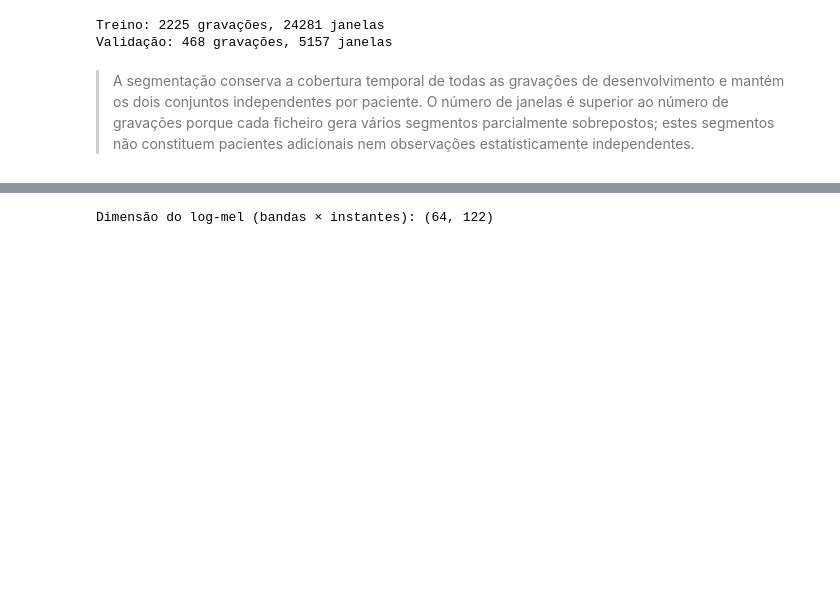
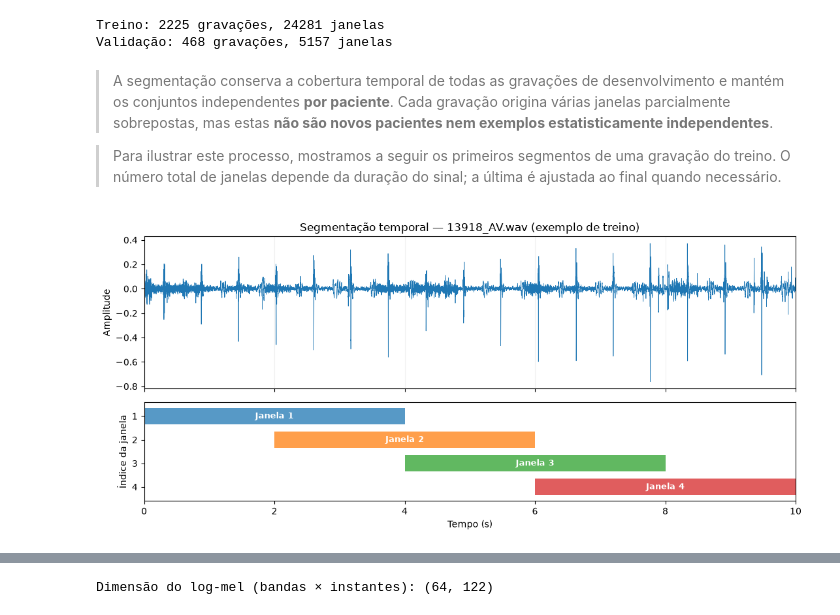
Before and after one commit to afonsogsdantos/Heart-Murmur-Classification, a Jupyter notebook: Heart_Murmur_Classification.ipynb, the cells around one changed output, grey strips where cells are left out. Saved outputs shown, nothing was run; the diff lists cells and outputs as text; code cells hidden in the pictures; blank space fills up the shorter version.

```diff
--- a/Heart_Murmur_Classification.ipynb
+++ b/Heart_Murmur_Classification.ipynb
@@ -308,7 +327,23 @@ print(f"Validação: {len(val_recordings)} gravações, {len(val_windows)} janel
 Treino: 2225 gravações, 24281 janelas
 Validação: 468 gravações, 5157 janelas
 # %% [markdown]
-> A segmentação conserva a cobertura temporal de todas as gravações de desenvolvimento e mantém os dois conjuntos independentes por paciente. O número de janelas é superior ao número de gravações porque cada ficheiro gera vários segmentos parcialmente sobrepostos; estes segmentos não constituem pacientes adicionais nem observações estatisticamente independentes.
+> A segmentação conserva a cobertura temporal de todas as gravações de desenvolvimento e mantém os conjuntos independentes **por paciente**. Cada gravação origina várias janelas parcialmente sobrepostas, mas estas **não são novos pacientes nem exemplos estatisticamente independentes**.
+
+> Para ilustrar este processo, mostramos a seguir os primeiros segmentos de uma gravação do treino. O número total de janelas depende da duração do sinal; a última é ajustada ao final quando necessário.
+# %%
+# Ilustração da divisão temporal numa gravação pertencente ao treino.
+# Escolhemos um ficheiro suficientemente longo para mostrar várias janelas.
+long_train_files = audio_stats.loc[
+    audio_stats["filename"].isin(train_recordings["filename"])
+    & audio_stats["duration_s"].ge(10.0), "filename"
+]
+assert not long_train_files.empty, "Não foi encontrada uma gravação de treino com 10 s."
+example_recording_windows = train_windows.loc[
+    train_windows["filename"] == long_train_files.iloc[0]
+]
+plot_window_segmentation(example_recording_windows, sample_rate=SAMPLE_RATE, max_windows=4)
+# %% [output]
+[figure, added]
 # %% [markdown]
 ### Extração de características: log-mel-espectrogramas
 
```
Also changed, not shown: parts of 8 cells of this notebook, 1 other file.
